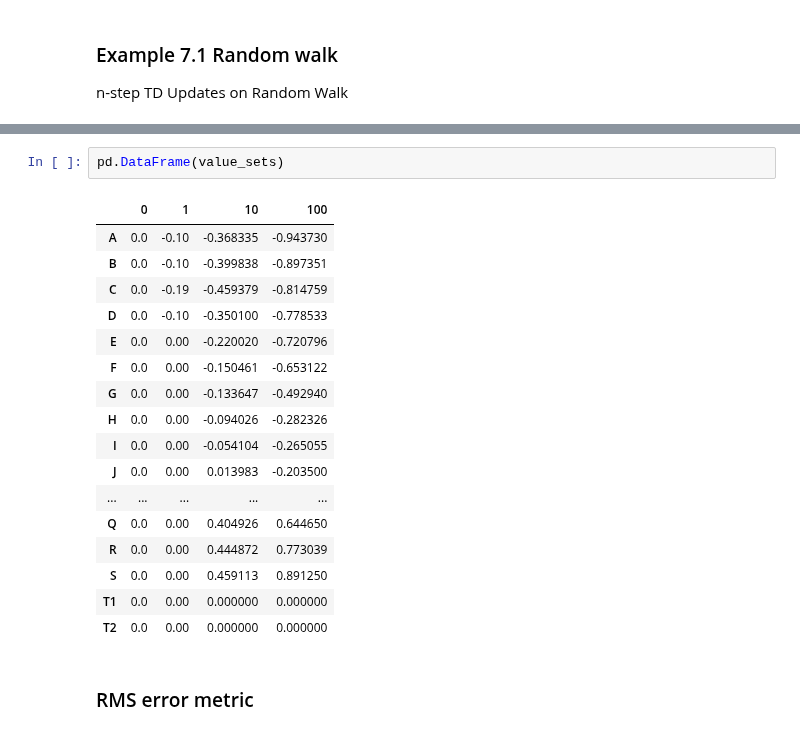
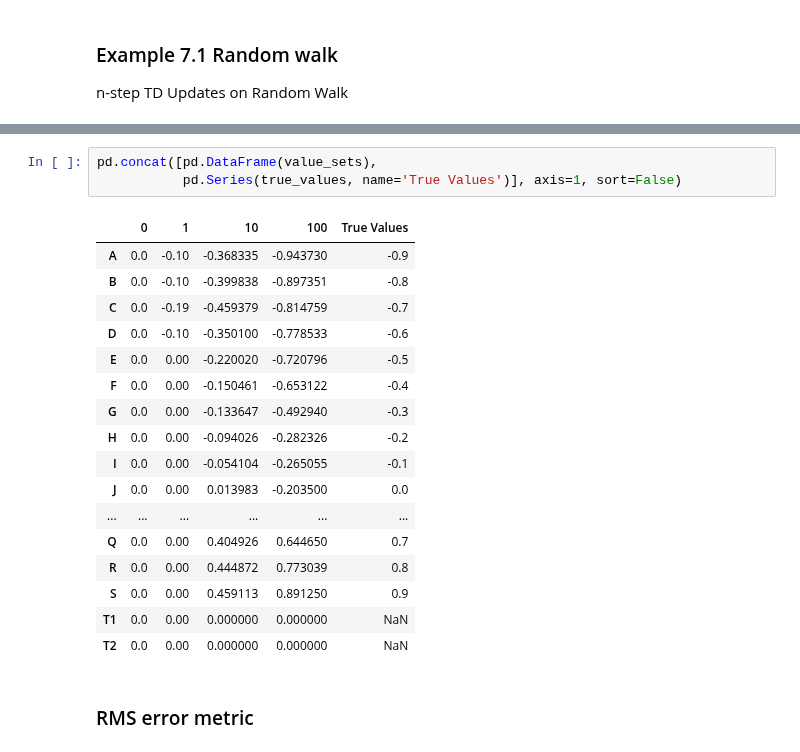
Before and after one commit to billtubbs/game-learner, a Jupyter notebook: Sutton-Barto-book-exercise-answers.ipynb, the cells around one changed output, grey strips where cells are left out. Cells and saved outputs as stored; diff of their text form.

```diff
--- a/Sutton-Barto-book-exercise-answers.ipynb
+++ b/Sutton-Barto-book-exercise-answers.ipynb
@@ -1311,22 +1208,23 @@ plt.grid()
-# %%
-pd.DataFrame(value_sets)
-# %% [output]
-|  | 0 | 1 | 10 | 100 |
-| A | 0.0 | -0.10 | -0.368335 | -0.943730 |
-| B | 0.0 | -0.10 | -0.399838 | -0.897351 |
-| C | 0.0 | -0.19 | -0.459379 | -0.814759 |
-| D | 0.0 | -0.10 | -0.350100 | -0.778533 |
-| E | 0.0 | 0.00 | -0.220020 | -0.720796 |
-| F | 0.0 | 0.00 | -0.150461 | -0.653122 |
-| G | 0.0 | 0.00 | -0.133647 | -0.492940 |
-| H | 0.0 | 0.00 | -0.094026 | -0.282326 |
-| I | 0.0 | 0.00 | -0.054104 | -0.265055 |
-| J | 0.0 | 0.00 | 0.013983 | -0.203500 |
-| ... | ... | ... | ... | ... |
-| Q | 0.0 | 0.00 | 0.404926 | 0.644650 |
-| R | 0.0 | 0.00 | 0.444872 | 0.773039 |
-| S | 0.0 | 0.00 | 0.459113 | 0.891250 |
-| T1 | 0.0 | 0.00 | 0.000000 | 0.000000 |
-| T2 | 0.0 | 0.00 | 0.000000 | 0.000000 |
+# %%
+pd.concat([pd.DataFrame(value_sets),
+           pd.Series(true_values, name='True Values')], axis=1, sort=False)
+# %% [output]
+|  | 0 | 1 | 10 | 100 | True Values |
+| A | 0.0 | -0.10 | -0.368335 | -0.943730 | -0.9 |
+| B | 0.0 | -0.10 | -0.399838 | -0.897351 | -0.8 |
+| C | 0.0 | -0.19 | -0.459379 | -0.814759 | -0.7 |
+| D | 0.0 | -0.10 | -0.350100 | -0.778533 | -0.6 |
+| E | 0.0 | 0.00 | -0.220020 | -0.720796 | -0.5 |
+| F | 0.0 | 0.00 | -0.150461 | -0.653122 | -0.4 |
+| G | 0.0 | 0.00 | -0.133647 | -0.492940 | -0.3 |
+| H | 0.0 | 0.00 | -0.094026 | -0.282326 | -0.2 |
+| I | 0.0 | 0.00 | -0.054104 | -0.265055 | -0.1 |
+| J | 0.0 | 0.00 | 0.013983 | -0.203500 | 0.0 |
+| ... | ... | ... | ... | ... | ... |
+| Q | 0.0 | 0.00 | 0.404926 | 0.644650 | 0.7 |
+| R | 0.0 | 0.00 | 0.444872 | 0.773039 | 0.8 |
+| S | 0.0 | 0.00 | 0.459113 | 0.891250 | 0.9 |
+| T1 | 0.0 | 0.00 | 0.000000 | 0.000000 | NaN |
+| T2 | 0.0 | 0.00 | 0.000000 | 0.000000 | NaN |
 # %% [markdown]
 ### RMS error metric
```
Also changed, not shown: parts of 35 cells of this notebook.
